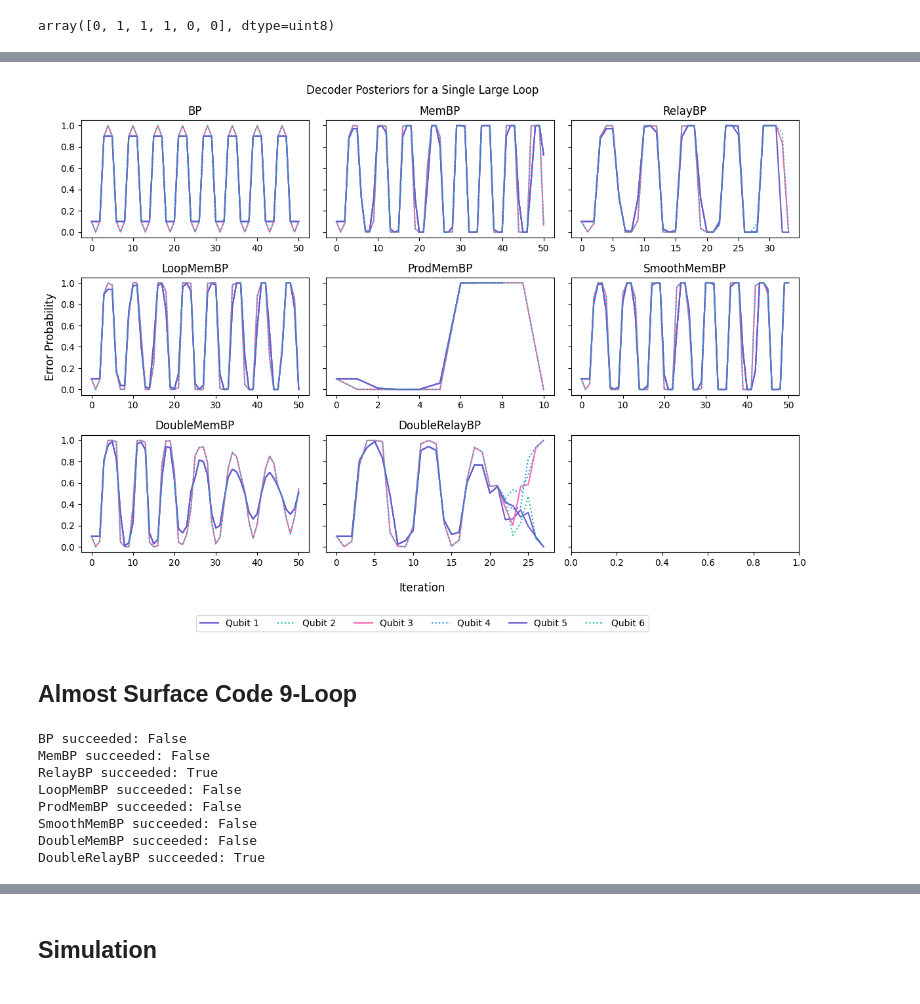
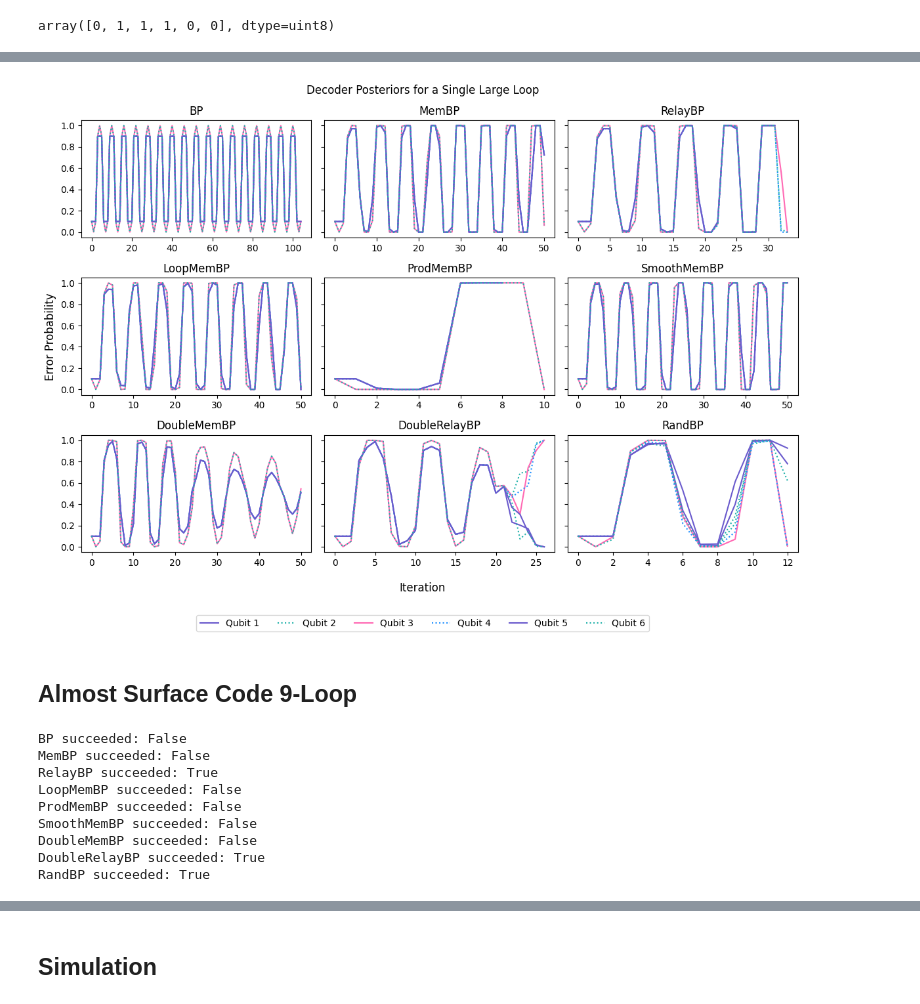
Before and after one commit to e-kneip/bbqudit, a Jupyter notebook: bbq/notebooks/circuit_level/pres.ipynb, the cells around one changed output, grey strips where cells are left out. Saved outputs shown, nothing was run; the diff lists cells and outputs as text; code cells hidden in the pictures.

```diff
--- a/bbq/notebooks/circuit_level/pres.ipynb
+++ b/bbq/notebooks/circuit_level/pres.ipynb
@@ -243,7 +474,7 @@ loopsize=3
 c = 0.2
 w = 0.5
 
-bp = BP(field, h, priors, 50)
+bp = BP(field, h, priors, 104)
 membp = RelayBP(field, h, priors, 50, 50, 1, 1, 0.2*np.ones((h.shape[1], field.p, 1)))
 
 mem_weight = np.zeros((h.shape[1], field.p, 4))
@@ -256,6 +487,10 @@ prodmembp = ProdRelayBP(field, h, priors, 50, 50, 1, 1, c*np.ones((h.shape[1], f
 smoothmembp = SmoothRelayBP(field, h, priors, 50, 50, 1, 1, c*np.ones((h.shape[1], field.p, 1)), loopsize)
 doublemembp = DoubleRelayBP(field, h, priors, 50, 50, 1, 1, c*np.ones((h.shape[1], field.p, 1)), 1.5*np.ones((h.shape[1], field.p, 1)), loopsize)
 doublerelaybp = DoubleRelayBP(field, h, priors, 10, 20, 3, 4, mem_weight, 2*np.ones((h.shape[1], field.p, 4)), loopsize)
+
+rmem_weight = np.zeros((h.shape[1], field.p, 2))
+rmem_weight[:, :, 0] = np.random.uniform(c - w/2, c + w/2, size=(h.shape[1], field.p))
+randbp = RelayBP(field, h, priors, 40, 10, 3, 2, rmem_weight)
 # %%
 rustrelaybp = RelayDecoderF32(h, error_priors=priors[:, 1], gamma0=c, pre_iter=20, num_sets=3, set_max_iter=10, gamma_dist_interval=(c - w/2, c + w/2), stop_nconv=1)
 x_syndrome_history = syndrome.astype(np.uint8)
@@ -296,6 +531,10 @@ print(f"DoubleMemBP succeeded: {success}")
 error, success, _, posteriors_doublerelay = doublerelaybp.decode(syndrome, debug=True, metric=True)
 posteriors_doublerelay = np.array(posteriors_doublerelay)
 print(f"DoubleRelayBP succeeded: {success}")
+
+error, success, _, posteriors_randbp = randbp.decode(syndrome, debug=True, metric=True)
+posteriors_randbp = np.array(posteriors_randbp)
+print(f"RandBP succeeded: {success}")
 # %% [output]
 BP succeeded: False
 MemBP succeeded: False
@@ -307,0 +548,12 @@ DoubleRelayBP succeeded: True
+# %%
+qubit = 3
+fig, axs = plt.subplots(nrows=1, ncols=4, figsize=(18, 3))
+
+axs[0].plot(posteriors_bp[:, qubit, 0])
+axs[1].plot(np.fft.fft(posteriors_bp[:, qubit, 0], axis=0).real/97)
+axs[2].plot(np.fft.fft(posteriors_bp[:, qubit, 0], axis=0).imag/97)
+axs[3].plot(np.sqrt(np.fft.fft(posteriors_bp[:, qubit, 0], axis=0).real**2 + np.fft.fft(posteriors_bp[:, qubit, 0], axis=0).imag**2))
+
+axs[0].set_title("Posteriors")
+axs[1].set_title("DFT Real")
+axs[2].set_title("DFT Imaginary");
@@ -309,34 +563,36 @@ DoubleRelayBP succeeded: True
 colours = ["slateblue", "lightseagreen", "hotpink", "dodgerblue", "slateblue", "lightseagreen"]
 linestyles = ['-', ':', '-', ':', '-', ':']
 
 fig, axs = plt.subplots(nrows=3, ncols=3, figsize=(12, 8), sharey=True)
 fig.suptitle('Decoder Posteriors for a Single Large Loop')
 fig.supxlabel('Iteration')
 fig.supylabel('Error Probability')
 
 axs[0, 0].set_title('BP')
 axs[0, 1].set_title('MemBP')
 axs[0, 2].set_title('RelayBP')
 axs[1, 0].set_title('LoopMemBP')
 axs[1, 1].set_title('ProdMemBP')
 axs[1, 2].set_title('SmoothMemBP')
 axs[2, 0].set_title('DoubleMemBP')
 axs[2, 1].set_title('DoubleRelayBP')
+axs[2, 2].set_title('RandBP')
 
 for qubit in range(posteriors_bp.shape[1]):
     axs[0, 0].plot(posteriors_bp[:, qubit, 1], color=colours[qubit], linestyle=linestyles[qubit], label = f"Qubit {qubit+1}")
     axs[0, 1].plot(posteriors_mem[:, qubit, 1], color=colours[qubit], linestyle=linestyles[qubit])
     axs[0, 2].plot(posteriors_relay[:, qubit, 1], color=colours[qubit], linestyle=linestyles[qubit])
     axs[1, 0].plot(posteriors_loopmem[:, qubit, 1], color=colours[qubit], linestyle=linestyles[qubit])
     axs[1, 1].plot(posteriors_prodmem[:, qubit, 1], color=colours[qubit], linestyle=linestyles[qubit])
     axs[1, 2].plot(posteriors_smoothmem[:, qubit, 1], color=colours[qubit], linestyle=linestyles[qubit])
     axs[2, 0].plot(posteriors_doublemem[:, qubit, 1], color=colours[qubit], linestyle=linestyles[qubit])
     axs[2, 1].plot(posteriors_doublerelay[:, qubit, 1], color=colours[qubit], linestyle=linestyles[qubit])
+    axs[2, 2].plot(posteriors_randbp[:, qubit, 1], color=colours[qubit], linestyle=linestyles[qubit])
 
 fig.legend(loc='lower center', ncol=6, bbox_to_anchor=(0.5, -0.07))
 fig.tight_layout()
 # %% [output]
-[figure, old version]
+[figure, new version]
 # %% [markdown]
 ## Almost Surface Code 9-Loop
 # %%
@@ -414,6 +676,10 @@ print(f"DoubleMemBP succeeded: {success}")
 error, success, _, posteriors_doublerelay = doublerelaybp.decode(syndrome, debug=True, metric=True)
 posteriors_doublerelay = np.array(posteriors_doublerelay)
 print(f"DoubleRelayBP succeeded: {success}")
+
+error, success, _, posteriors_randbp = randbp.decode(syndrome, debug=True, metric=True)
+posteriors_randbp = np.array(posteriors_randbp)
+print(f"RandBP succeeded: {success}")
 # %% [output]
 BP succeeded: False
 MemBP succeeded: False
@@ -423,3 +689,4 @@ ProdMemBP succeeded: False
 SmoothMemBP succeeded: False
 DoubleMemBP succeeded: False
 DoubleRelayBP succeeded: True
+RandBP succeeded: True
```
Also changed, not shown: parts of 42 cells of this notebook, 2 other files.
